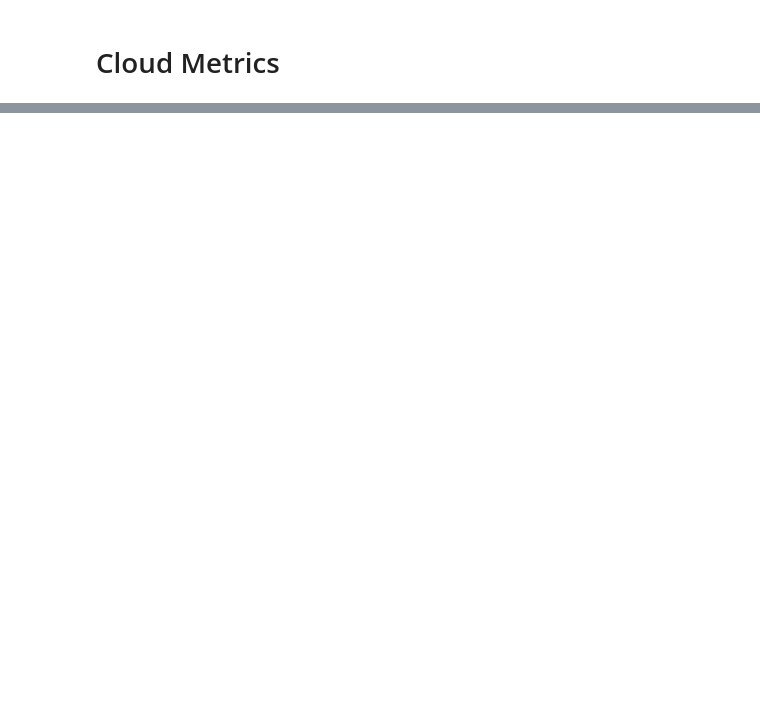
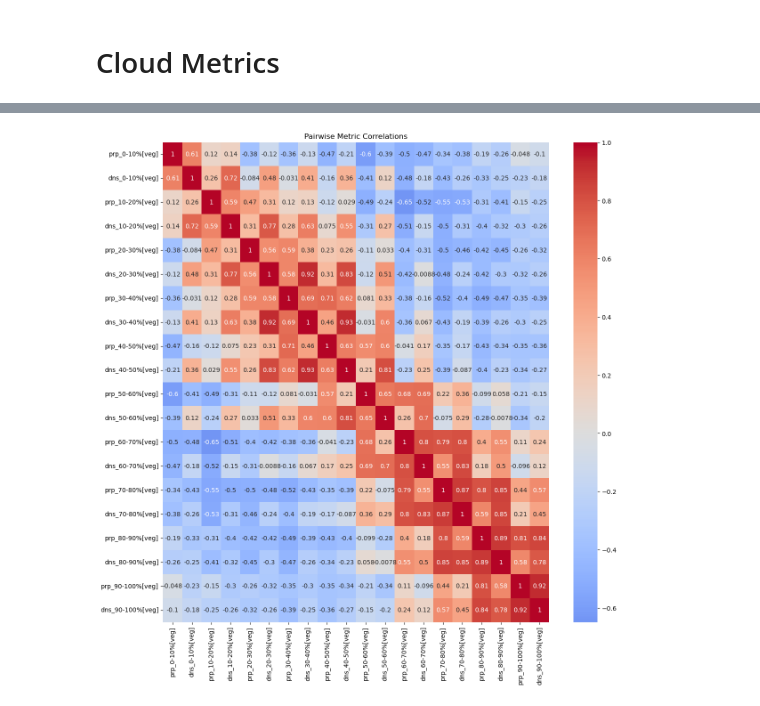
Before and after one commit to jameswesc/masters-thesis, a Jupyter notebook: notebooks/07_cloud_metrics.ipynb, the cells around one changed output, grey strips where cells are left out. Saved outputs shown, nothing was run; the diff lists cells and outputs as text; code cells hidden in the pictures; blank space fills up the shorter version.

```diff
--- a/notebooks/07_cloud_metrics.ipynb
+++ b/notebooks/07_cloud_metrics.ipynb
@@ -45,0 +170,14 @@ dtype: float32
+# %%
+cols = ['prp_0-10%[veg]', 'dns_0-10%[veg]', 'prp_10-20%[veg]', 'dns_10-20%[veg]', 'prp_20-30%[veg]', 'dns_20-30%[veg]', 'prp_30-40%[veg]', 'dns_30-40%[veg]', 'prp_40-50%[veg]', 'dns_40-50%[veg]', 'prp_50-60%[veg]', 'dns_50-60%[veg]', 'prp_60-70%[veg]', 'dns_60-70%[veg]', 'prp_70-80%[veg]', 'dns_70-80%[veg]', 'prp_80-90%[veg]', 'dns_80-90%[veg]', 'prp_90-100%[veg]', 'dns_90-100%[veg]']
+
+select_metrics = df[cols]
+corr_matrix = select_metrics.corr(method='pearson')
+
+
+# Plot heatmap
+plt.figure(figsize=(14, 14))
+sns.heatmap(corr_matrix, annot=True, cmap='coolwarm', center=0)
+plt.title('Pairwise Metric Correlations')
+plt.show()
+# %% [output]
+[figure, added]
```
Also changed, not shown: parts of 19 cells of this notebook, 5 other files.
